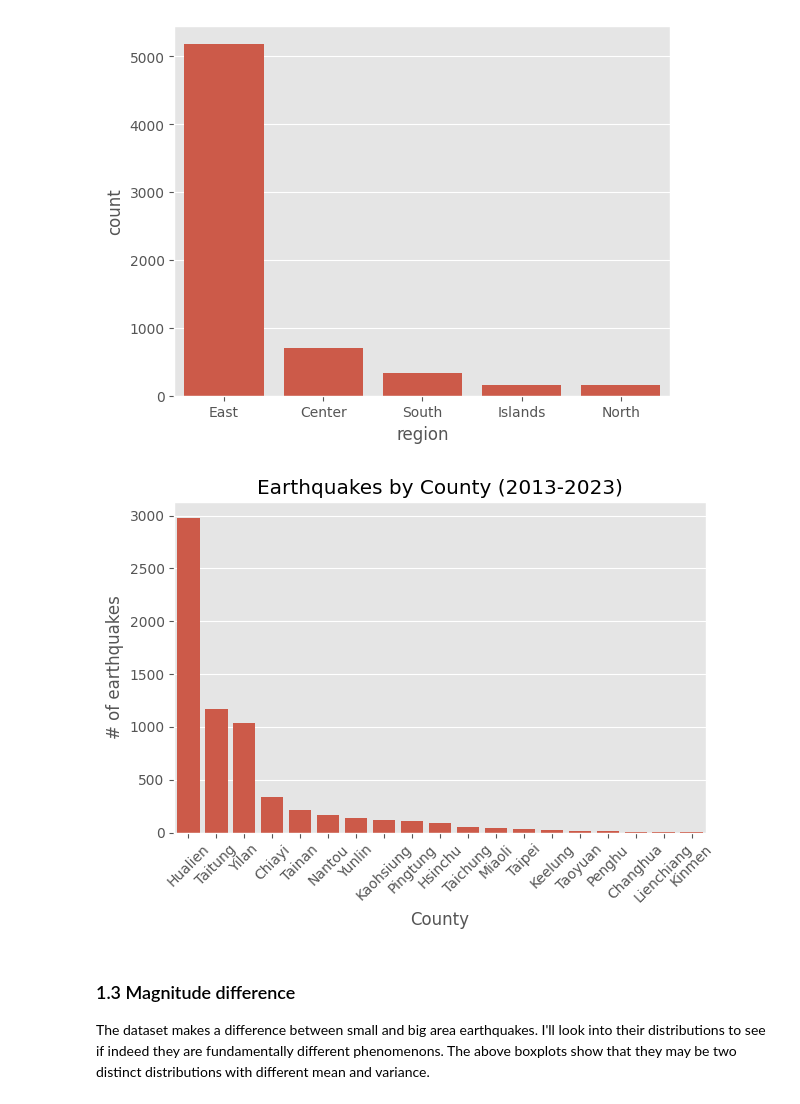
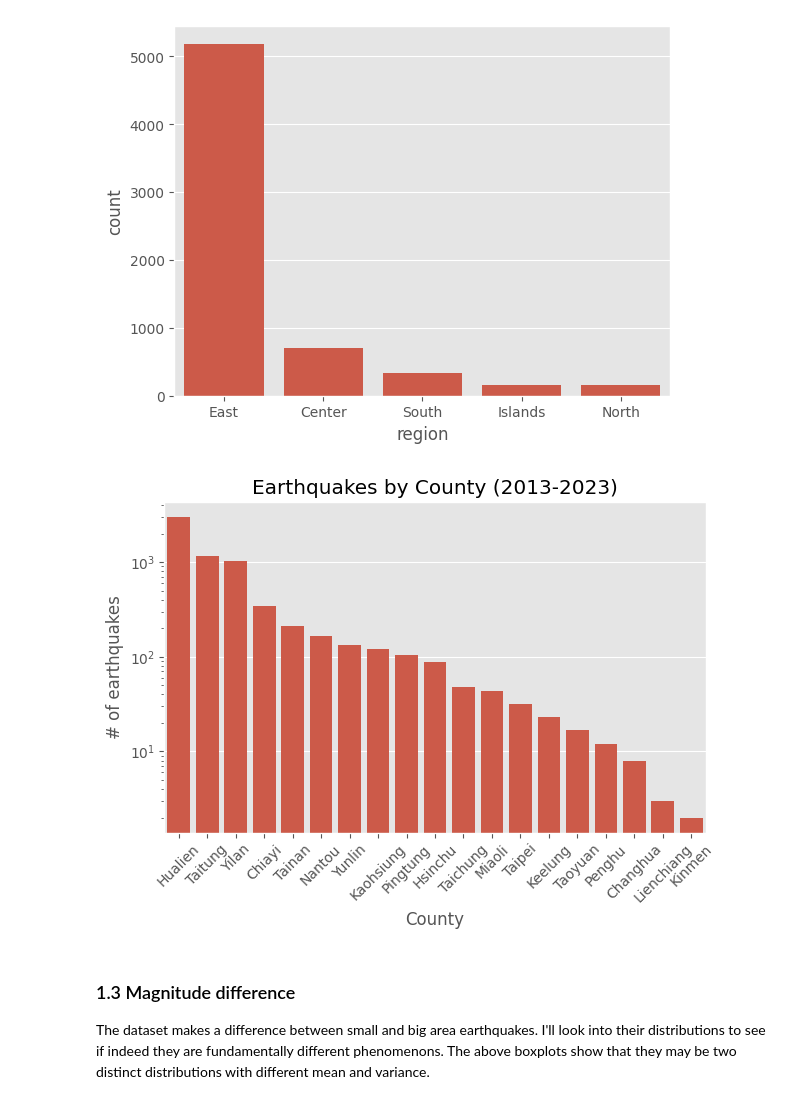
Before and after one commit to jiug/Taiwan-Earthquakes, a Jupyter notebook: earthquakes-taiwan.ipynb, the cells around one changed output. Saved outputs shown, nothing was run; the diff lists cells and outputs as text; code cells hidden in the pictures.

```diff
--- a/earthquakes-taiwan.ipynb
+++ b/earthquakes-taiwan.ipynb
@@ -178,15 +178,16 @@ counties = df['county'].groupby(df['county']).count().sort_values(ascending=Fals
 # %%
 counties = df['county'].groupby(df['county']).count().sort_values(ascending=False)
 sns.barplot(data=counties)
 
 plt.xticks(rotation=45)
 plt.ylabel('# of earthquakes')
+plt.yscale('log')
 plt.xlabel('County')
 plt.title('Earthquakes by County (2013-2023)')
 plt.tight_layout()
 plt.show()
 # %% [output]
-[figure, old version]
+[figure, new version]
 # %% [markdown]
 ### 1.3 Magnitude difference
 
```
Also changed, not shown: parts of 21 cells of this notebook, 2 other files.
